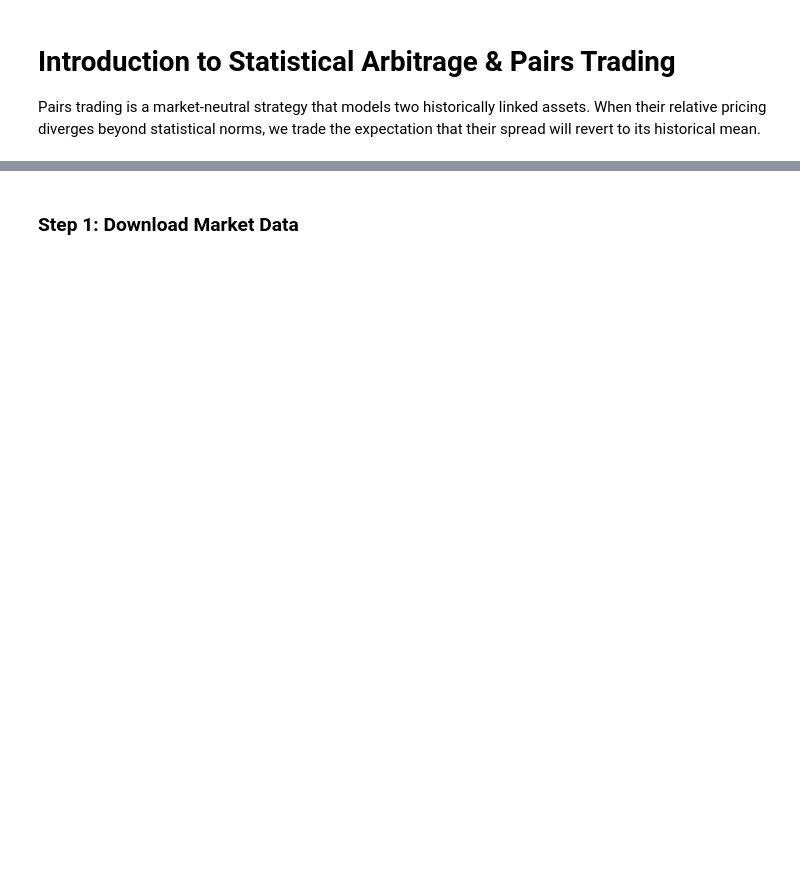
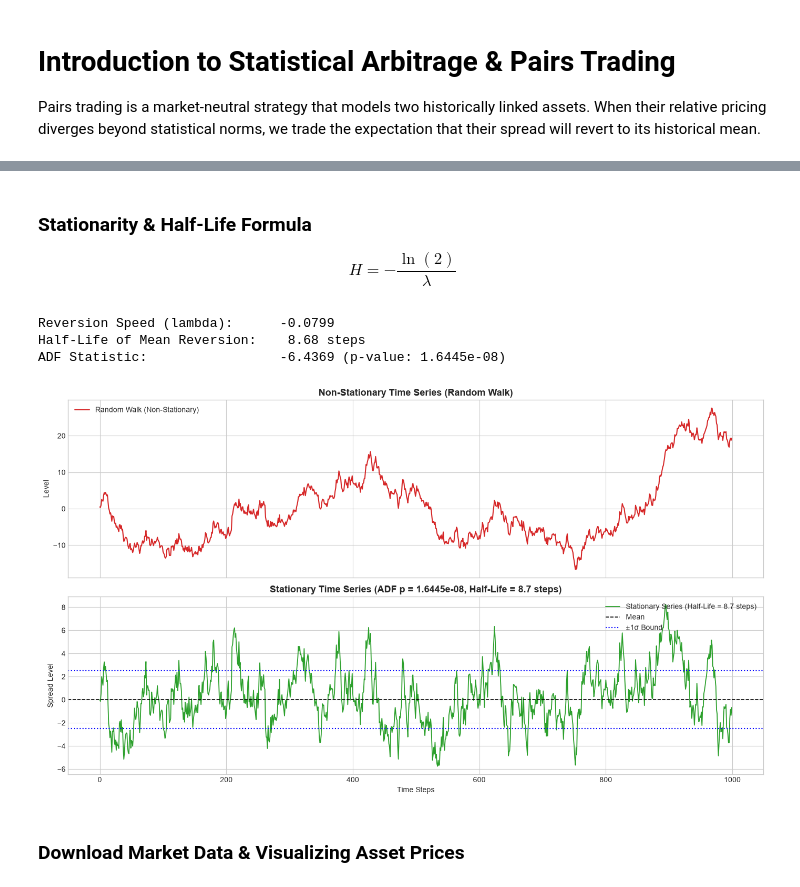
Before and after one commit to zyrxun/MAT-Education, a Jupyter notebook: Workshops/Intro_to_Statistical_Arbitrage.ipynb, the cells around one changed output, grey strips where cells are left out. Saved outputs shown, nothing was run; the diff lists cells and outputs as text; code cells hidden in the pictures; blank space fills up the shorter version.

```diff
--- a/Workshops/Intro_to_Statistical_Arbitrage.ipynb
+++ b/Workshops/Intro_to_Statistical_Arbitrage.ipynb
@@ -16,5 +39,63 @@ plt.rcParams['figure.figsize'] = (12, 6)
+# %% [markdown]
+### Stationarity & Half-Life Formula
+
+$$H = -\frac{\ln(2)}{\lambda}$$
+# %%
+# Visual Comparison: Non-Stationary Random Walk vs. Stationary Mean-Reverting Series
+np.random.seed(42)
+n_steps = 1000
+white_noise = np.random.normal(0, 1, n_steps)
+
+# 1. Non-Stationary Series: Random Walk
+random_walk = np.cumsum(white_noise)
+
+# 2. Stationary Series: Mean-Reverting Process
+theta = 0.08  # Mean reversion strength
+stationary_series = np.zeros(n_steps)
+for t in range(1, n_steps):
+    stationary_series[t] = stationary_series[t-1] - theta * stationary_series[t-1] + white_noise[t]
+
+# 3. Half-Life Calculation: Delta y_t = alpha + lambda * y_{t-1}
+delta_y = np.diff(stationary_series)
+lagged_y = sm.add_constant(stationary_series[:-1])
+model = sm.OLS(delta_y, lagged_y).fit()
+lambda_param = model.params[1]
+half_life = -np.log(2) / lambda_param
+
+# 4. Augmented Dickey-Fuller (ADF) Stationarity Test
+# H0: Unit root present (Non-stationary) | H1: Stationary (Reject H0 if p < 0.05)
+adf_stat, adf_pvalue, _, _, _, _ = adfuller(stationary_series)
+
+print(f"Reversion Speed (lambda):      {lambda_param:.4f}")
+print(f"Half-Life of Mean Reversion:    {half_life:.2f} steps")
+print(f"ADF Statistic:                 {adf_stat:.4f} (p-value: {adf_pvalue:.4e})")
+
+# 5. Plot Comparison
+fig, (ax1, ax2) = plt.subplots(2, 1, figsize=(14, 8), sharex=True)
+
+ax1.plot(random_walk, color='#d62728', lw=1.5, label='Random Walk (Non-Stationary)')
+ax1.set_title('Non-Stationary Time Series (Random Walk)', fontsize=13, fontweight='bold')
+ax1.set_ylabel('Level')
+ax1.legend(loc='upper left')
+
+ax2.plot(stationary_series, color='#2ca02c', lw=1.3, label=f'Stationary Series (Half-Life = {half_life:.1f} steps)')
+ax2.axhline(0, color='black', linestyle='--', lw=1.2, label='Mean')
+ax2.axhline(np.std(stationary_series), color='blue', linestyle=':', label='±1σ Bound')
+ax2.axhline(-np.std(stationary_series), color='blue', linestyle=':')
+ax2.set_title(f'Stationary Time Series (ADF p = {adf_pvalue:.4e}, Half-Life = {half_life:.1f} steps)', fontsize=13, fontweight='bold')
+ax2.set_xlabel('Time Steps')
+ax2.set_ylabel('Spread Level')
+ax2.legend(loc='upper right')
+
+plt.tight_layout()
+plt.show()
+# %% [output]
+Reversion Speed (lambda):      -0.0799
+Half-Life of Mean Reversion:    8.68 steps
+ADF Statistic:                 -6.4369 (p-value: 1.6445e-08)
+[figure, added]
 # %% [markdown]
-### Step 1: Download Market Data
+### Download Market Data & Visualizing Asset Prices
 # %%
 tickers = ['CVX', 'XOM']
 data = yf.download(tickers, start='2021-01-01', end='2024-01-01', auto_adjust=True)['Close']
```
Also changed, not shown: parts of 22 cells of this notebook, 1 other file.
